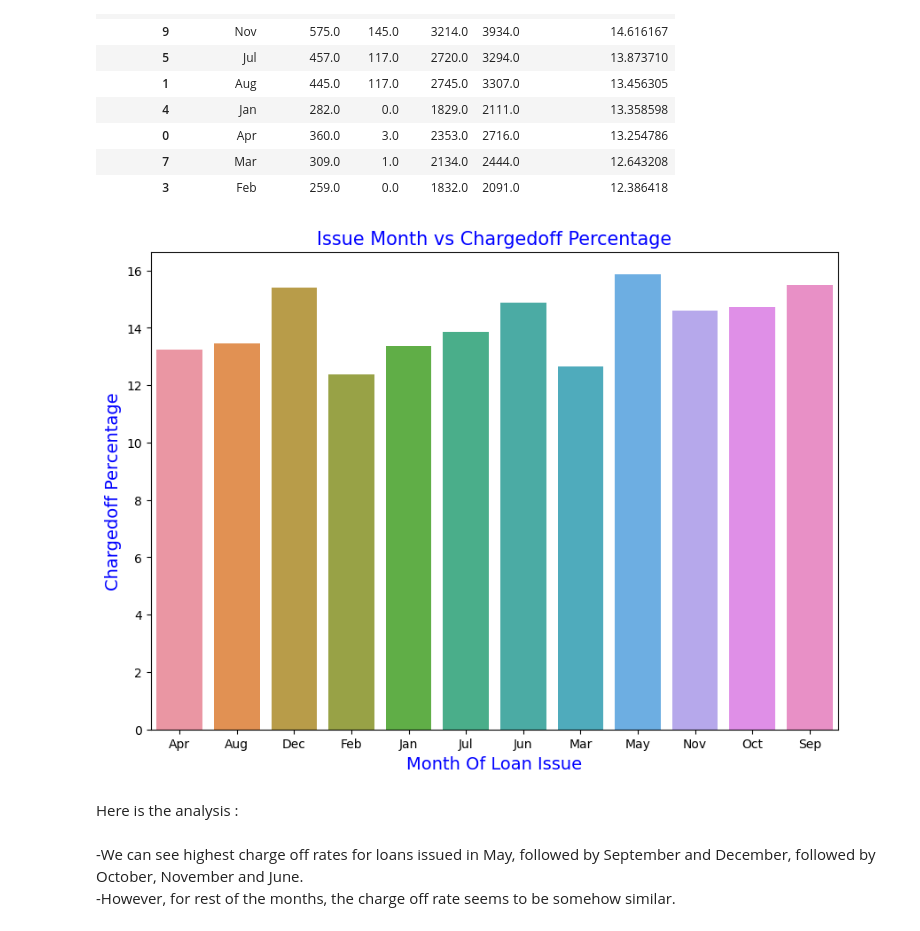
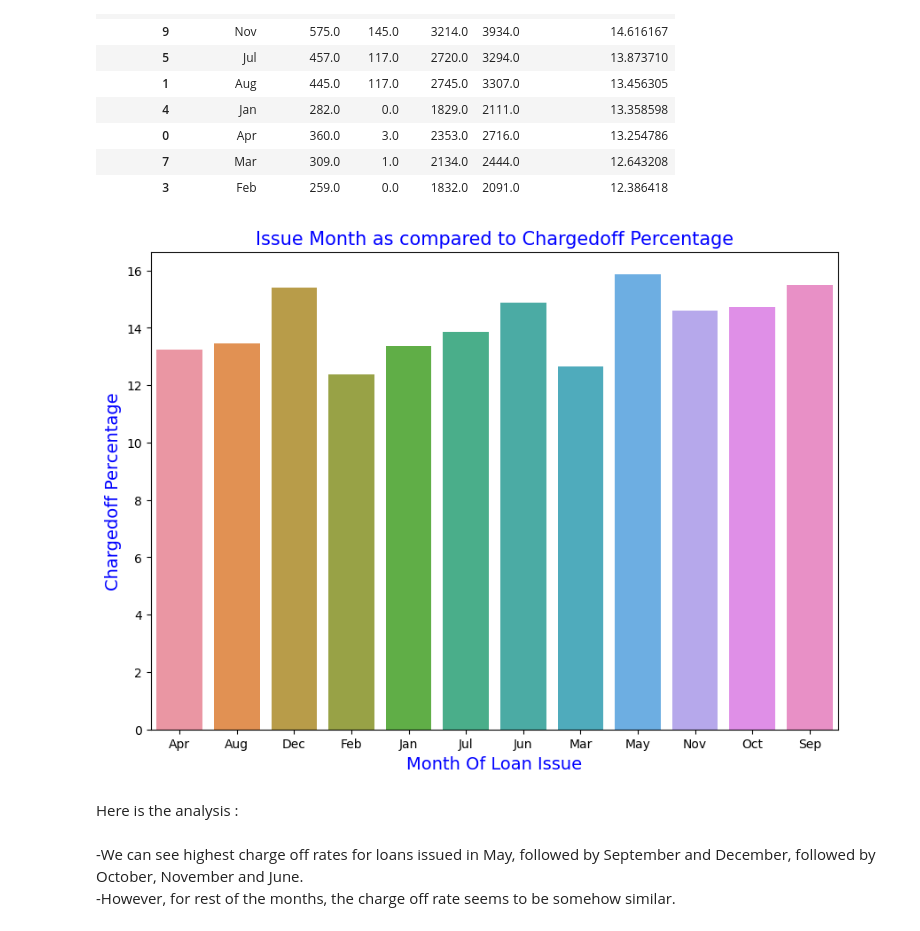
Before and after one commit to chetnapriyadarshini/Lending_Club_Case_Study_EDA, a Jupyter notebook: Group_Facilitator_Name.ipynb, the cells around one changed output. Saved outputs shown, nothing was run; the diff lists cells and outputs as text; code cells hidden in the pictures.

```diff
--- a/Group_Facilitator_Name.ipynb
+++ b/Group_Facilitator_Name.ipynb
@@ -885,14 +885,14 @@ month_vs_loan.sort_values('Chargedoff_percentage', ascending=False)
 # %%
 #   Lets plot the figure
 
 fig, ax1 = plt.subplots(figsize=(10, 7),facecolor='w')
-ax1.set_title('Issue Month vs Chargedoff Percentage',fontsize=15,color='b')
+ax1.set_title('Issue Month as compared to Chargedoff Percentage',fontsize=15,color='b')
 ax1=sns.barplot(x='issue_month', y='Chargedoff_percentage', data=month_vs_loan)
 ax1.set_xlabel('Month Of Loan Issue',fontsize=14,color='b')
 ax1.set_ylabel('Chargedoff Percentage',fontsize=14,color ='b')
 plt.show()
 # %% [output]
-[figure, old version]
+[figure, new version]
 # %% [markdown]
 Here is the analysis : <br><br>
 -We can see highest charge off rates for loans issued in May, followed by September and December, followed by October, November and June.<br>
```
Also changed, not shown: parts of 28 cells of this notebook.
